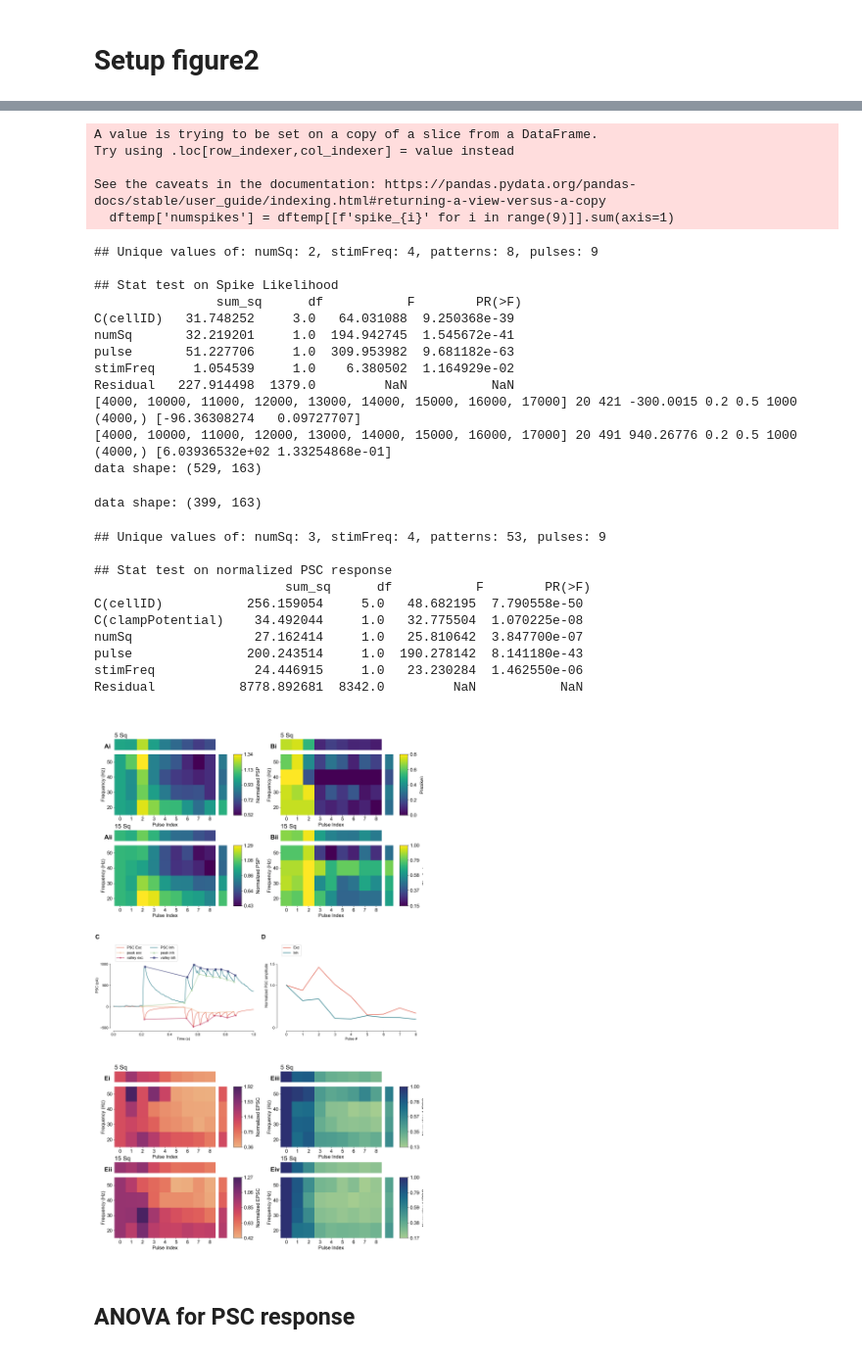
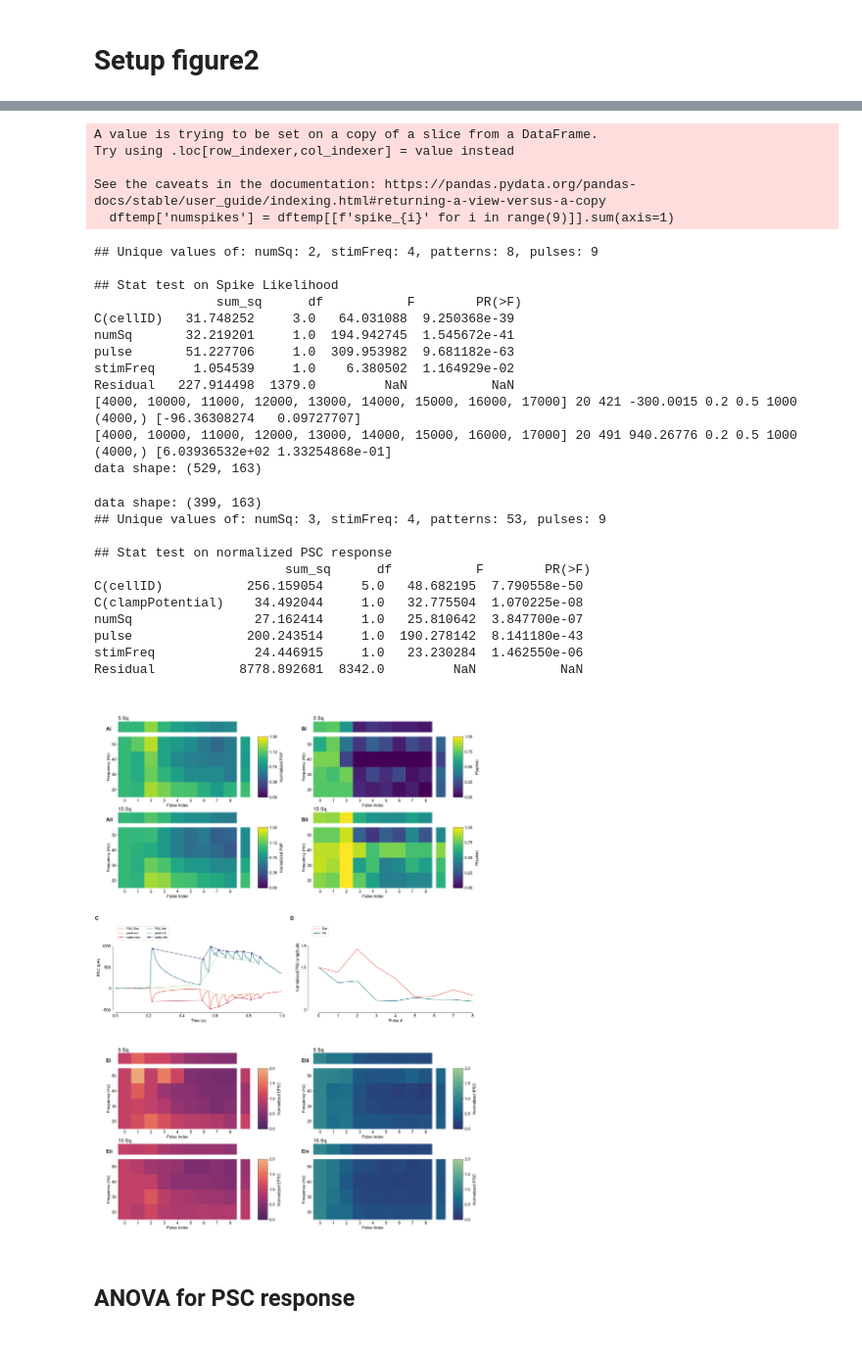
Before and after one commit to AdityaAsopa/Analysis, a Jupyter notebook: Figure2.ipynb, the cells around one changed output, grey strips where cells are left out. Shown at 98% size. Drawn from its saved outputs; the diff is of its cells as text; code cells hidden in the pictures.

Commit message:
figures and extended figures for submission

```diff
--- a/Figure2.ipynb
+++ b/Figure2.ipynb
@@ -59,10 +59,9 @@ freq_sweep_pulses = np.arange(9)
 # %%
-figure_raw_material_location = Path(r"paper_figure_matter\\")
-paper_figure_export_location = Path(r"paper_figures\\")
-data_path_FS                 = Path(r"parsed_data\\FreqSweep\\")
-data_path_grid               = Path(r"parsed_data\\Grid\\")
-data_path_analysed           = Path(r"parsed_data\\second_order\\")
-raw_data_path_cellwise       = Path(r"..\Data\Screened_cells\\")
+figure_raw_material_location = Path(r"\\storage.ncbs.res.in\adityaa\Lab\Projects\EI_Dynamics\Analysis\paper_figure_matter")
+paper_figure_export_location = Path(r"\\storage.ncbs.res.in\adityaa\Lab\Projects\EI_Dynamics\Analysis\paper_figures\submission")
+data_path_FS                 = Path(r"\\storage.ncbs.res.in\adityaa\Lab\Projects\EI_Dynamics\Analysis\parsed_data\Jan_2025\FreqSweep")
+data_path_grid               = Path(r"\\storage.ncbs.res.in\adityaa\Lab\Projects\EI_Dynamics\Analysis\parsed_data\Jan_2025\Grid")
+data_path_analysed           = Path(r"\\storage.ncbs.res.in\adityaa\Lab\Projects\EI_Dynamics\Analysis\parsed_data\Jan_2025\second_order")
 # %% [markdown]
 # Load Data
 # %%
@@ -186,8 +186,9 @@ VC:  (4407, 80073) --screened--> (928, 80073)
 # %% [markdown]
 # Setup figure2
 # %%
+importlib.reload(plot_tools)
 # Setup the figure
-w,h = 15,25
+w,h = 21, 29.7
 fig = plt.figure(layout='constrained', figsize=(w,h))
 
 [Fig2Top, Fig2Mid, Fig2Bottom] = fig.subfigures(3,1, wspace=0.03, hspace=0.02, height_ratios=[2, 1, 2])
@@ -208,7 +209,7 @@ importlib.reload(plot_tools)
 ## -----------------------------------------------------------------------------------------------
 # Fig2A: CC heatmap of normPSC
 dftemp = xc_FS_shortdf_slice[(xc_FS_shortdf_slice['clampMode']=='CC')]
-f,a = plot_tools.plot_response_heatmaps(dftemp[dftemp['AP']==0], feature='normPSC_', Fig=subfigsA, figlabels=['Ai','Aii'], clampMode='CC', heatmap_palette={-70:'viridis'}, annot=False)
+f,a = plot_tools.plot_response_heatmaps(dftemp[dftemp['AP']==0], feature='normPSC_', Fig=subfigsA, figlabels=['Ai','Aii'], clampMode='CC', heatmap_palette={-70:'viridis'}, cbar_limits=[0,1.5], annot=False)
 a[0][-1].set_label('Normalized PSP', rotation=90, labelpad=10)
 a[1][-1].set_label('Normalized PSP', rotation=90, labelpad=10)
 # Load the data for stat
@@ -234,7 +235,7 @@ print('\n## Stat test on normalized PSP response', '\n',anova_table)
 dftemp = xc_FS_shortdf_slice[(xc_FS_shortdf_slice['clampMode']=='CC')]
 dftemp['numspikes'] = dftemp[[f'spike_{i}' for i in range(9)]].sum(axis=1)
 dftemp= dftemp[(dftemp['AP']==1) ]
-f,a = plot_tools.plot_response_heatmaps(dftemp, feature='spike_', Fig=subfigsB, figlabels=['Bi','Bii'], clampMode='CC', heatmap_palette={-70:'viridis'}, annot=False, )
+f,a = plot_tools.plot_response_heatmaps(dftemp, feature='spike_', Fig=subfigsB, figlabels=['Bi','Bii'], clampMode='CC', heatmap_palette={-70:'viridis'}, annot=False, cbar_limits=[0,1])
 a[0][-1].set_label('P(spike)', rotation=90, labelpad=10)
 a[1][-1].set_label('P(spike)', rotation=90, labelpad=10)
 # Load the data
@@ -261,8 +262,8 @@ ax2C.text(-0.1, 1.1, 'C', transform=ax2C.transAxes, fontsize=20, fontweight='bol
 cell = 7492
 pattern = 52
 trial = 0 # or 1
-exc_sweep = vc_FS_longdf_slice[(vc_FS_longdf_slice['cellID']==cell) & (vc_FS_longdf_slice['patternList']==pattern) & (vc_FS_longdf_slice['clampPotential']==-70)& (vc_FS_longdf_slice['stimFreq']==20)]
-inh_sweep = vc_FS_longdf_slice[(vc_FS_longdf_slice['cellID']==cell) & (vc_FS_longdf_slice['patternList']==pattern) & (vc_FS_longdf_slice['clampPotential']==0)  & (vc_FS_longdf_slice['stimFreq']==20)]
+exc_sweep = xc_FS_longdf_slice[(xc_FS_longdf_slice['cellID']==cell) & (xc_FS_longdf_slice['patternList']==pattern) & (xc_FS_longdf_slice['clampPotential']==-70)& (xc_FS_longdf_slice['stimFreq']==20)]
+inh_sweep = xc_FS_longdf_slice[(xc_FS_longdf_slice['cellID']==cell) & (xc_FS_longdf_slice['patternList']==pattern) & (xc_FS_longdf_slice['clampPotential']==0)  & (xc_FS_longdf_slice['stimFreq']==20)]
 
 row = exc_sweep.iloc[0, :]
 _,_, npv_exc, _ = exc_results = plotFig2.deconv(row[49:80049], row['stimFreq'], row['probePulseStart'], row['pulseTrainStart'], None, noprobepulse=(row['probePulseStart']==0.5))
@@ -309,12 +310,12 @@ sns.despine(ax=ax2D, top=True, right=True, trim=True, offset=10)
 ## -----------------------------------------------------------------------------------------------
 # Fig2E: VC heatmap of normPSC
 dftemp = xc_FS_shortdf_slice[(xc_FS_shortdf_slice['clampMode']=='VC')]
-f,a = plot_tools.plot_response_heatmaps(dftemp[dftemp['clampPotential']==-70], feature='normPSC_', Fig=subfigsE1, figlabels=['Ei','Eii'], clampMode='VC', annot=False)
+f,a = plot_tools.plot_response_heatmaps(dftemp[dftemp['clampPotential']==-70], feature='normPSC_', Fig=subfigsE1, figlabels=['Ei','Eii'], clampMode='VC', annot=False, cbar_limits=[0,2])
 a[0][-1].set_label('Normalized EPSC', rotation=90, labelpad=10)
 a[1][-1].set_label('Normalized EPSC', rotation=90, labelpad=10)
 
 dftemp = xc_FS_shortdf_slice[(xc_FS_shortdf_slice['clampMode']=='VC')]
-f,a = plot_tools.plot_response_heatmaps(dftemp[dftemp['clampPotential']==0], feature='normPSC_', Fig=subfigsE2, figlabels=['Eiii', 'Eiv'], clampMode='VC', annot=False)
+f,a = plot_tools.plot_response_heatmaps(dftemp[dftemp['clampPotential']==0], feature='normPSC_', Fig=subfigsE2, figlabels=['Eiii', 'Eiv'], clampMode='VC', annot=False, cbar_limits=[0,2])
 a[0][-1].set_label('Normalized IPSC', rotation=90, labelpad=10)
 a[1][-1].set_label('Normalized IPSC', rotation=90, labelpad=10)
 
@@ -346,47 +347,48 @@ print('\n## Stat test on normalized PSC response', '\n', anova_table)
 figname = 'Figure2'
 fig.savefig(paper_figure_export_location / f"{figname}.svg", format='svg', dpi=300)
 fig.savefig(paper_figure_export_location / f"{figname}.png", format='png', dpi=300)
+fig.savefig(paper_figure_export_location / f"{figname}.pdf", format='pdf', dpi=300)
 # %% [output]
 data shape: (2047, 163)
 ## Unique values of: numSq: 3, stimFreq: 4, patterns: 53, pulses: 9
 
 ## Stat test on normalized PSP response
                    sum_sq       df          F        PR(>F)
 C(cellID)    2475.855369     15.0  19.421106  9.490564e-53
 numSq          95.624543      1.0  11.251471  7.971137e-04
 pulse         109.393395      1.0  12.871556  3.344301e-04
 stimFreq      108.404749      1.0  12.755229  3.558690e-04
 Residual   165897.513902  19520.0        NaN           NaN
 data shape: (154, 164)
 A value is trying to be set on a copy of a slice from a DataFrame.
 Try using .loc[row_indexer,col_indexer] = value instead
 
 See the caveats in the documentation: https://pandas.pydata.org/pandas-docs/stable/user_guide/indexing.html#returning-a-view-versus-a-copy
   dftemp['numspikes'] = dftemp[[f'spike_{i}' for i in range(9)]].sum(axis=1)
 ## Unique values of: numSq: 2, stimFreq: 4, patterns: 8, pulses: 9
 
 ## Stat test on Spike Likelihood
                 sum_sq      df           F        PR(>F)
 C(cellID)   31.748252     3.0   64.031088  9.250368e-39
 numSq       32.219201     1.0  194.942745  1.545672e-41
 pulse       51.227706     1.0  309.953982  9.681182e-63
 stimFreq     1.054539     1.0    6.380502  1.164929e-02
 Residual   227.914498  1379.0         NaN           NaN
 [4000, 10000, 11000, 12000, 13000, 14000, 15000, 16000, 17000] 20 421 -300.0015 0.2 0.5 1000 (4000,) [-96.36308274   0.09727707]
 [4000, 10000, 11000, 12000, 13000, 14000, 15000, 16000, 17000] 20 491 940.26776 0.2 0.5 1000 (4000,) [6.03936532e+02 1.33254868e-01]
 data shape: (529, 163)
 data shape: (399, 163)
+## Unique values of: numSq: 3, stimFreq: 4, patterns: 53, pulses: 9
+
+## Stat test on normalized PSC response
+                         sum_sq      df           F        PR(>F)
+C(cellID)           256.159054     5.0   48.682195  7.790558e-50
+C(clampPotential)    34.492044     1.0   32.775504  1.070225e-08
+numSq                27.162414     1.0   25.810642  3.847700e-07
+pulse               200.243514     1.0  190.278142  8.141180e-43
+stimFreq             24.446915     1.0   23.230284  1.462550e-06
+Residual           8778.892681  8342.0         NaN           NaN
-## Unique values of: numSq: 3, stimFreq: 4, patterns: 53, pulses: 9
-
-## Stat test on normalized PSC response
-                         sum_sq      df           F        PR(>F)
-C(cellID)           256.159054     5.0   48.682195  7.790558e-50
-C(clampPotential)    34.492044     1.0   32.775504  1.070225e-08
-numSq                27.162414     1.0   25.810642  3.847700e-07
-pulse               200.243514     1.0  190.278142  8.141180e-43
-stimFreq             24.446915     1.0   23.230284  1.462550e-06
-Residual           8778.892681  8342.0         NaN           NaN
-[figure, old version]
+[figure, new version]
 # %% [markdown]
 ## ANOVA for PSC response
 # %%
```
Also changed, not shown: parts of 2 cells of this notebook, 23 other files.
